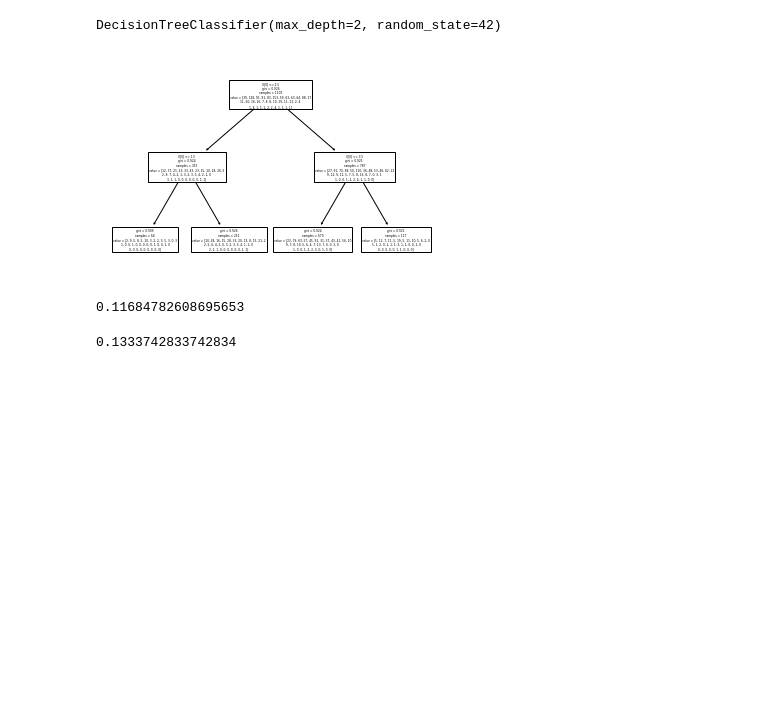
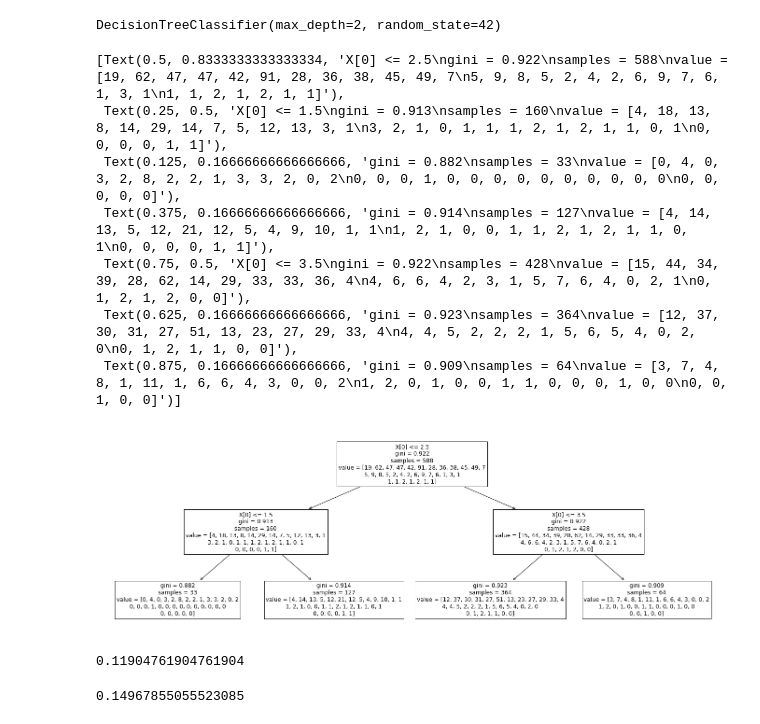
Before and after one commit to Darcinn/F21DL, a Jupyter notebook: Notebooks/Lab 2/lab8.ipynb, the cells around one changed output. Drawn from its saved outputs; the diff is of its cells as text; code cells hidden in the pictures; blank space fills up the shorter version.

```diff
--- a/Notebooks/Lab 2/lab8.ipynb
+++ b/Notebooks/Lab 2/lab8.ipynb
@@ -781,7 +781,7 @@ employees['WorkLifeBalance']=employees['WorkLifeBalance'].astype('category')
 employees['YearsAtCompany']=employees['YearsAtCompany'].astype('category')
 # %%
 X_train, X_test, y_train, y_test = train_test_split(
-    employees['WorkLifeBalance'], employees['YearsAtCompany'], random_state=0)
+    employees['WorkLifeBalance'], employees['YearsAtCompany'], random_state=0, test_size=0.6)
 # print(y_train)
 # y_train = y_train.iloc[:,1]
 # y_test = y_test.iloc[:,1]
@@ -794,16 +794,24 @@ tree_clf = DecisionTreeClassifier(max_depth=2, random_state=42)
 tree_clf.fit(X_train, y_train)
 # %% [output]
 DecisionTreeClassifier(max_depth=2, random_state=42)
-# %%
-plot_tree(tree_clf);
-# %% [output]
-[figure, removed]
+# %%
+plt.figure(figsize=(24,8))
+plot_tree(tree_clf, fontsize=12)
+# %% [output]
+[Text(0.5, 0.8333333333333334, 'X[0] <= 2.5\ngini = 0.922\nsamples = 588\nvalue = [19, 62, 47, 47, 42, 91, 28, 36, 38, 45, 49, 7\n5, 9, 8, 5, 2, 4, 2, 6, 9, 7, 6, 1, 3, 1\n1, 1, 2, 1, 2, 1, 1]'),
+ Text(0.25, 0.5, 'X[0] <= 1.5\ngini = 0.913\nsamples = 160\nvalue = [4, 18, 13, 8, 14, 29, 14, 7, 5, 12, 13, 3, 1\n3, 2, 1, 0, 1, 1, 1, 2, 1, 2, 1, 1, 0, 1\n0, 0, 0, 0, 1, 1]'),
+ Text(0.125, 0.16666666666666666, 'gini = 0.882\nsamples = 33\nvalue = [0, 4, 0, 3, 2, 8, 2, 2, 1, 3, 3, 2, 0, 2\n0, 0, 0, 1, 0, 0, 0, 0, 0, 0, 0, 0, 0, 0\n0, 0, 0, 0, 0]'),
+ Text(0.375, 0.16666666666666666, 'gini = 0.914\nsamples = 127\nvalue = [4, 14, 13, 5, 12, 21, 12, 5, 4, 9, 10, 1, 1\n1, 2, 1, 0, 0, 1, 1, 2, 1, 2, 1, 1, 0, 1\n0, 0, 0, 0, 1, 1]'),
+ Text(0.75, 0.5, 'X[0] <= 3.5\ngini = 0.922\nsamples = 428\nvalue = [15, 44, 34, 39, 28, 62, 14, 29, 33, 33, 36, 4\n4, 6, 6, 4, 2, 3, 1, 5, 7, 6, 4, 0, 2, 1\n0, 1, 2, 1, 2, 0, 0]'),
+ Text(0.625, 0.16666666666666666, 'gini = 0.923\nsamples = 364\nvalue = [12, 37, 30, 31, 27, 51, 13, 23, 27, 29, 33, 4\n4, 4, 5, 2, 2, 2, 1, 5, 6, 5, 4, 0, 2, 0\n0, 1, 2, 1, 1, 0, 0]'),
+ Text(0.875, 0.16666666666666666, 'gini = 0.909\nsamples = 64\nvalue = [3, 7, 4, 8, 1, 11, 1, 6, 6, 4, 3, 0, 0, 2\n1, 2, 0, 1, 0, 0, 1, 1, 0, 0, 0, 1, 0, 0\n0, 0, 1, 0, 0]')]
+[figure, added]
 # %%
 y_pred = tree_clf.score(X_test, y_test)
 # %%
 y_pred
 # %% [output]
-0.11684782608695653
+0.11904761904761904
 # %%
 from sklearn.model_selection import cross_val_predict
 
@@ -813,4 +821,4 @@ from numpy import mean
 # %%
 print(mean(scores))
 # %% [output]
-0.1333742833742834
+0.14967855055523085
```
